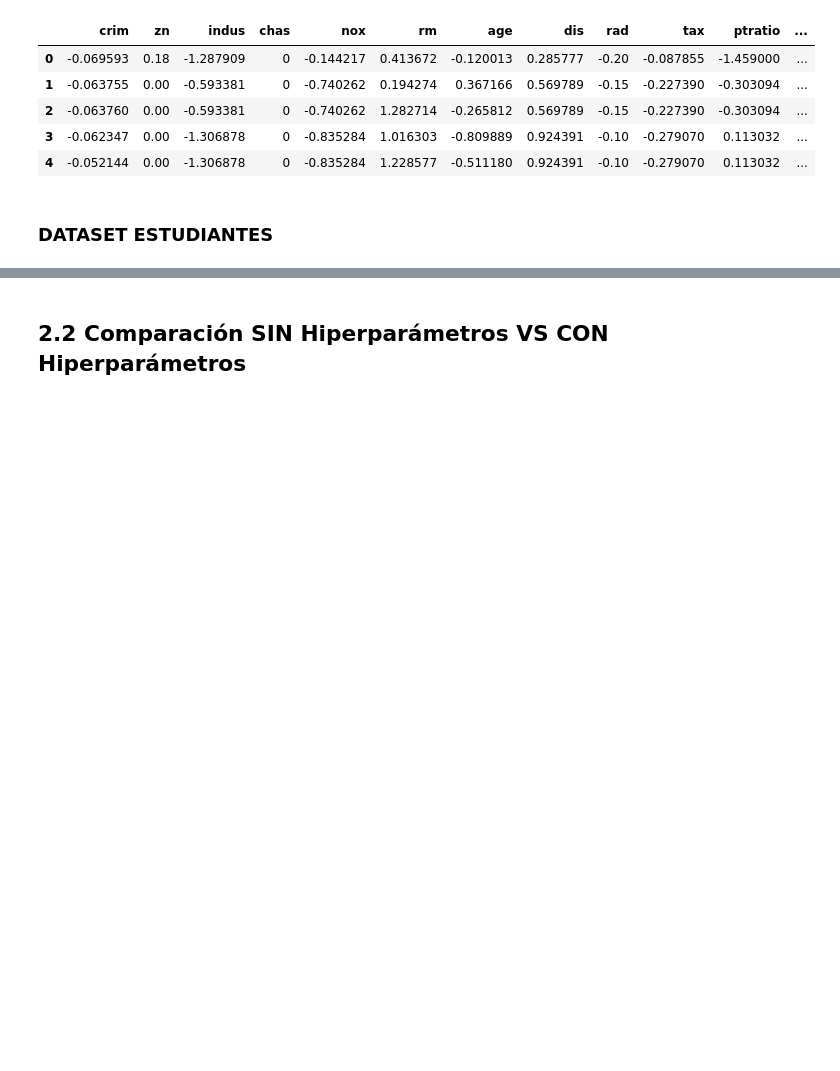
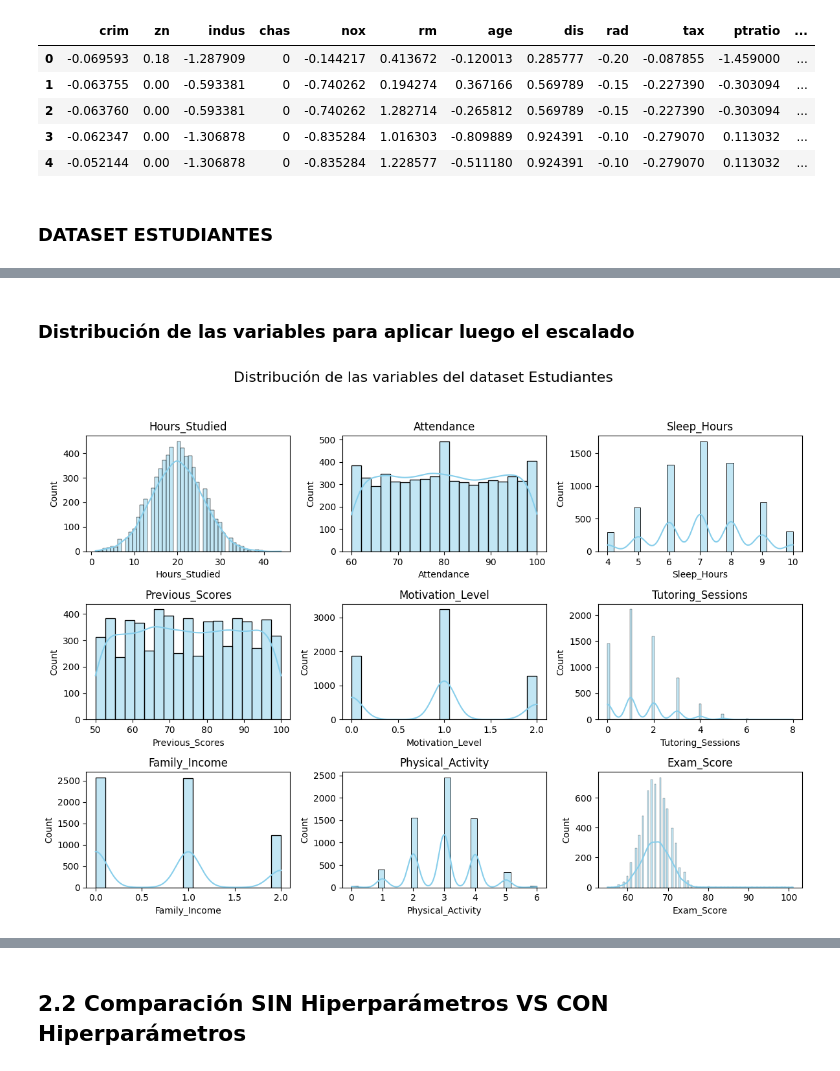
Before and after one commit to JDomingoDelgadoAlonso/AlgoritmosDeRegresion, a Jupyter notebook: JDDAAlgoritmosRegresion.ipynb, the cells around one changed output, grey strips where cells are left out. Saved outputs shown, nothing was run; the diff lists cells and outputs as text; code cells hidden in the pictures; blank space fills up the shorter version.

```diff
--- a/JDDAAlgoritmosRegresion.ipynb
+++ b/JDDAAlgoritmosRegresion.ipynb
@@ -345,0 +377,2 @@ display("DATASET STUDENT",dfstudent.head(5))
+# %%
+dfstudent = dfstudent.dropna(subset=['Teacher_Quality', 'Parental_Education_Level', 'Distance_from_Home'])
@@ -345,0 +490,36 @@ display("DATASET STUDENT",dfstudent.head(5))
+# %% [markdown]
+### Distribución de las variables para aplicar luego el escalado
+# %%
+# Lista de variables numéricas que tiene sentido escalar
+numeric_columns2 = [
+    "Hours_Studied",
+    "Attendance",
+    "Sleep_Hours",
+    "Previous_Scores",
+    "Motivation_Level",
+    "Tutoring_Sessions",
+    "Family_Income",
+    "Physical_Activity",
+    "Exam_Score"
+]
+
+# Función para graficar distribuciones
+def dist_custom(df, columns_list, rows, cols, suptitle='Distribuciones'):
+    fig, axes = plt.subplots(rows, cols, figsize=(cols*4, rows*3))
+    fig.suptitle(suptitle, fontsize=16)
+    axes = axes.flatten()
+
+    for i, col in enumerate(columns_list):
+        sns.histplot(data=df, x=col, kde=True, ax=axes[i], color='skyblue')
+        axes[i].set_title(f'{col}')
+
+    for j in range(i + 1, len(axes)):
+        fig.delaxes(axes[j])  # Eliminar subplots vacíos
+
+    plt.tight_layout(rect=[0, 0.03, 1, 0.95])
+    plt.show()
+
+# Llamamos a la función
+dist_custom(dfstudent, columns_list=numeric_columns2, rows=3, cols=3, suptitle='Distribución de las variables del dataset Estudiantes')
+# %% [output]
+[figure, added]
```
Also changed, not shown: parts of 51 cells of this notebook.
